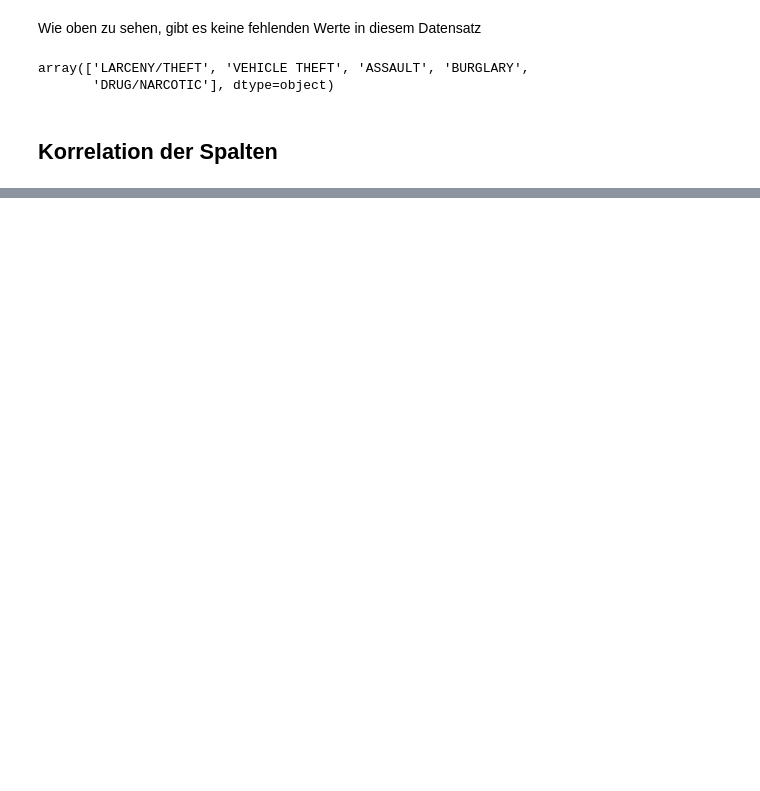
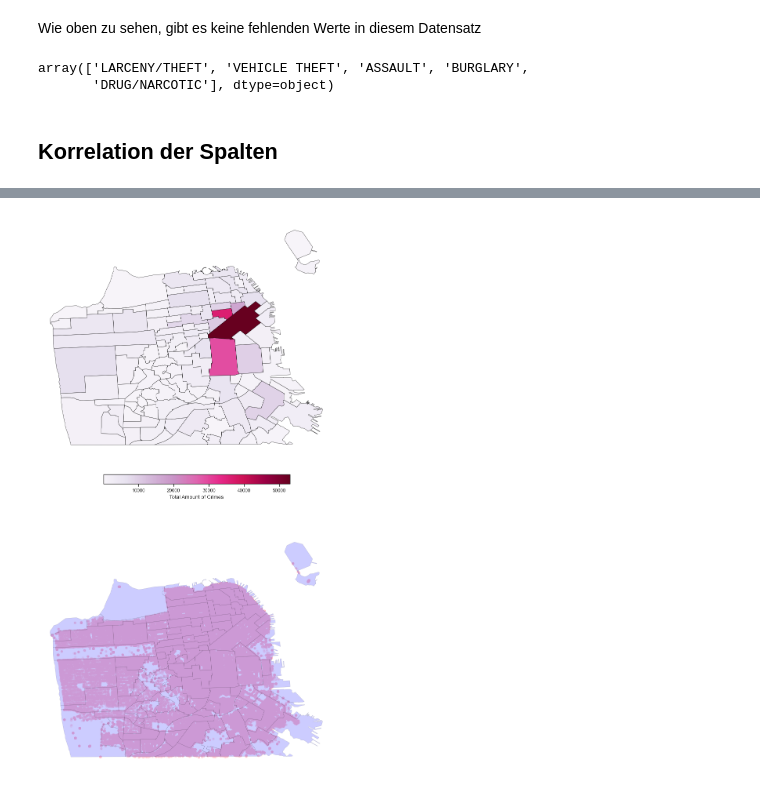
Before and after one commit to FelixSiegfriedRiedel/San-Francisco-Crime, a Jupyter notebook: sf_crime_analysis.ipynb, the cells around one changed output, grey strips where cells are left out. Cells and saved outputs as stored; diff of their text form; code cells hidden in the pictures; blank space fills up the shorter version.

```diff
--- a/sf_crime_analysis.ipynb
+++ b/sf_crime_analysis.ipynb
@@ -356,0 +257,3 @@ Index(['link', 'name', 'geometry'], dtype='object')
+# %%
+heat_districts = pointInPolys.groupby('index_right')["Dates"].count()
+heat_districts
@@ -356,0 +301,28 @@ Index(['link', 'name', 'geometry'], dtype='object')
+# %%
+fig, ax = plt.subplots(2,1,figsize=(10, 20), sharey=True, layout='constrained')
+
+gdf.plot(ax=ax[0], alpha=1, edgecolor='k', linewidth=0.5, column="heat", cmap="PuRd")
+cbar = plt.colorbar(ax[0].get_children()[0], ax=ax[0], orientation="horizontal", shrink=0.6)
+cbar.set_label("Total Amount of Crimes")
+
+sf_df = geopandas.read_file("data/SF Find Neighborhoods.geojson").to_crs({'init': 'epsg:4326'})
+sf_df.plot(ax=ax[1], alpha=0.2, edgecolor='k', linewidth=0.5, zorder=2)
+ax[1].scatter(data=train.loc[train["Y"]<80], x="X", y="Y",alpha=0.2, color="pink", zorder=1)
+
+ax[1].set_xlim(ax[0].get_xlim())
+ax[1].set_ylim(ax[0].get_ylim())
+ax[0].set_aspect('equal', adjustable='box')
+ax[1].set_aspect('equal', adjustable='box')
+
+sns.despine(ax=ax[0], left=True, right=True, top=True, bottom=True)
+sns.despine(ax=ax[1], left=True, right=True, top=True, bottom=True)
+
+ax[0].xaxis.set_ticks([])
+ax[0].yaxis.set_ticks([])
+
+ax[1].xaxis.set_ticks([])
+ax[1].yaxis.set_ticks([])
+
+plt.show()
+# %% [output]
+[figure, added]
```
Also changed, not shown: parts of 18 cells of this notebook.
